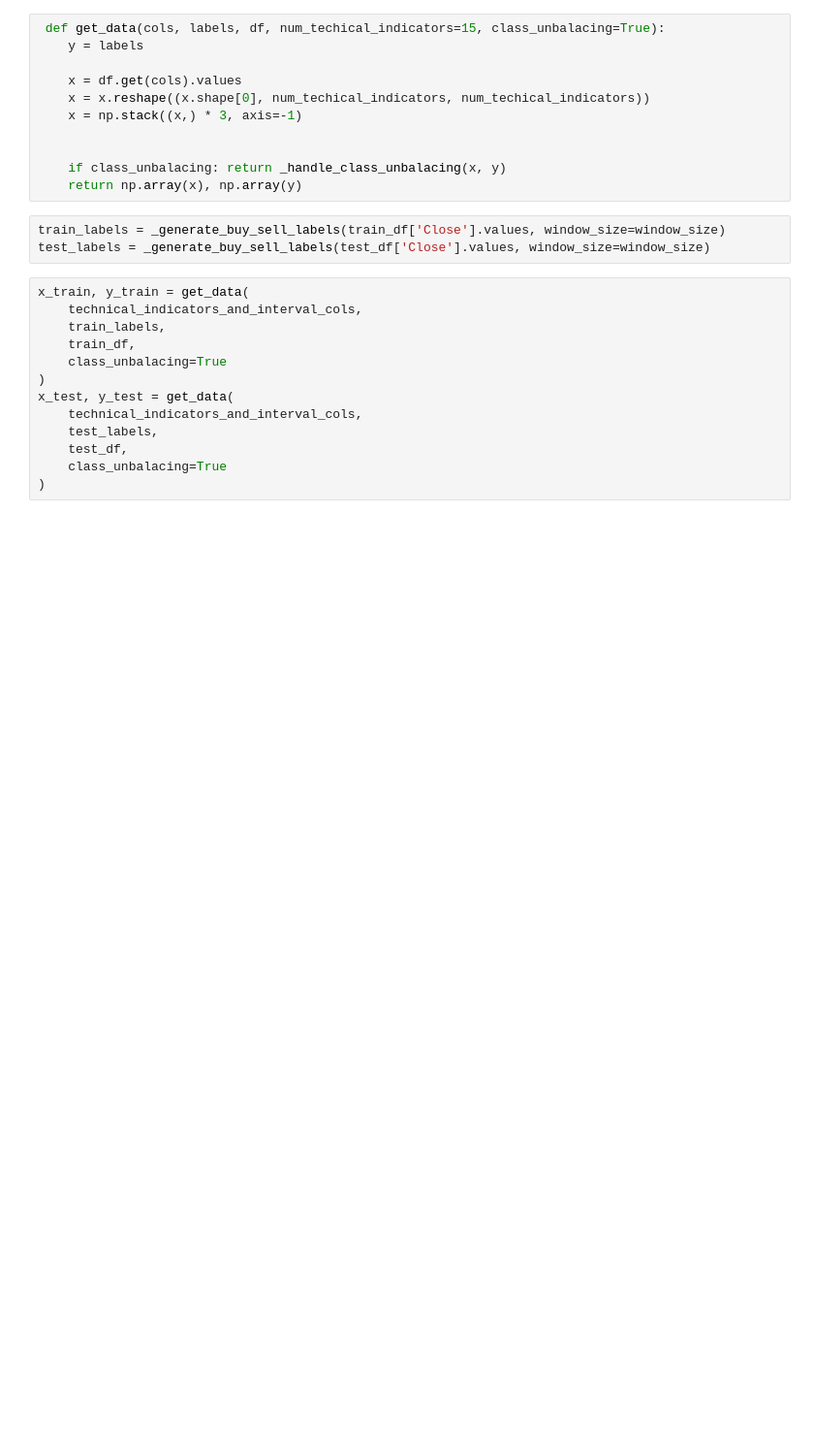
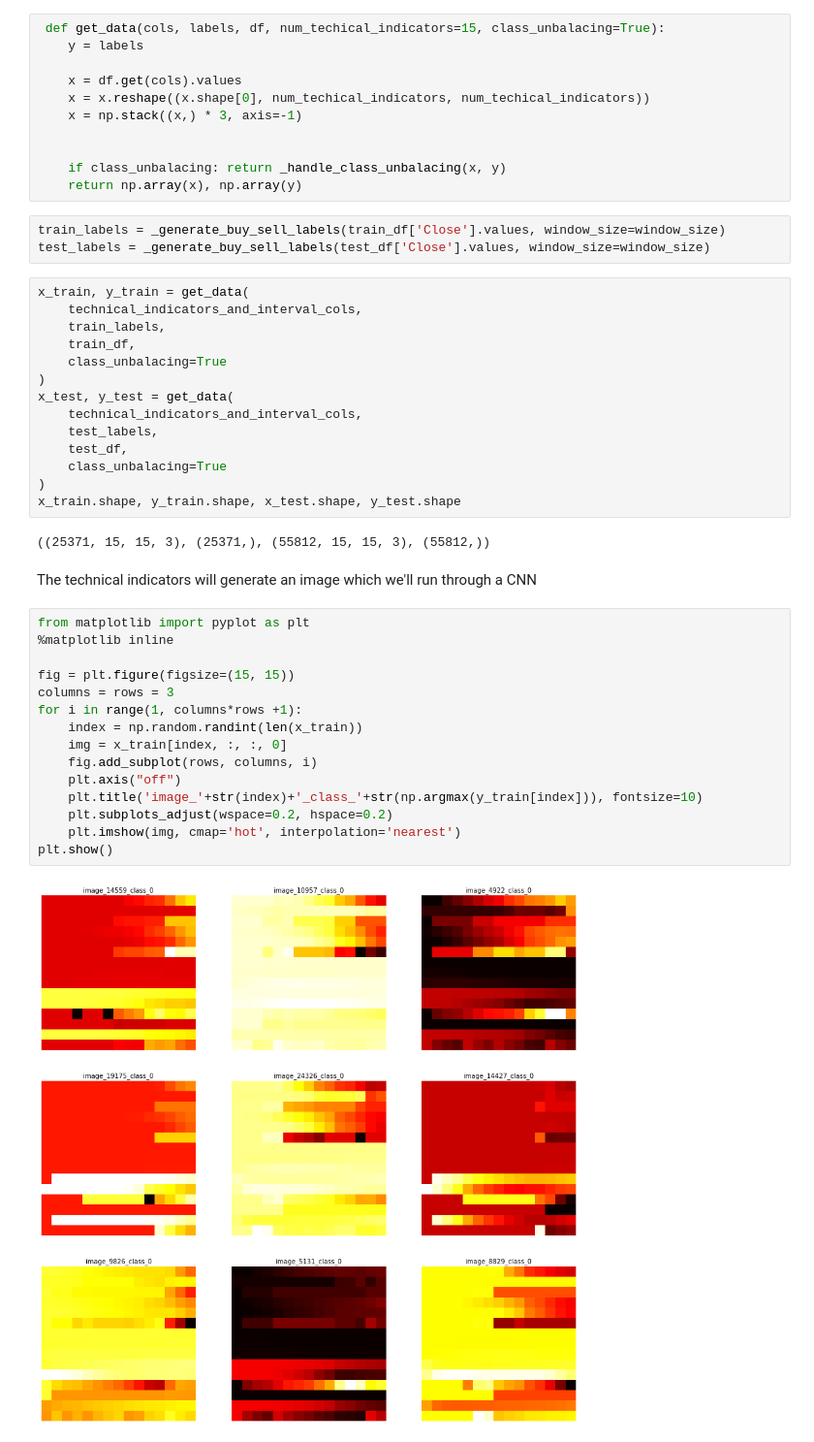
Before and after one commit to daniloaleixo/BTCStudies, a Jupyter notebook: studies/CNN price prediction.ipynb, the cells around one changed output. Shown: that part at 97% size. Drawn from its saved outputs; the diff is of its cells as text; blank space fills up the shorter version.

Commit message:
Adding charts to see the data

```diff
--- a/studies/CNN price prediction.ipynb
+++ b/studies/CNN price prediction.ipynb
@@ -197,3 +197,25 @@ x_test, y_test = get_data(
     test_df,
     class_unbalacing=True
 )
+x_train.shape, y_train.shape, x_test.shape, y_test.shape
+# %% [output]
+((25371, 15, 15, 3), (25371,), (55812, 15, 15, 3), (55812,))
+# %% [markdown]
+The technical indicators will generate an image which we'll run through a CNN
+# %%
+from matplotlib import pyplot as plt
+%matplotlib inline
+
+fig = plt.figure(figsize=(15, 15))
+columns = rows = 3
+for i in range(1, columns*rows +1):
+    index = np.random.randint(len(x_train))
+    img = x_train[index, :, :, 0]
+    fig.add_subplot(rows, columns, i)
+    plt.axis("off")
+    plt.title('image_'+str(index)+'_class_'+str(np.argmax(y_train[index])), fontsize=10)
+    plt.subplots_adjust(wspace=0.2, hspace=0.2)
+    plt.imshow(img, cmap='hot', interpolation='nearest')
+plt.show()
+# %% [output]
+[figure, added]
```
Also changed, not shown: parts of 4 cells of this notebook.
